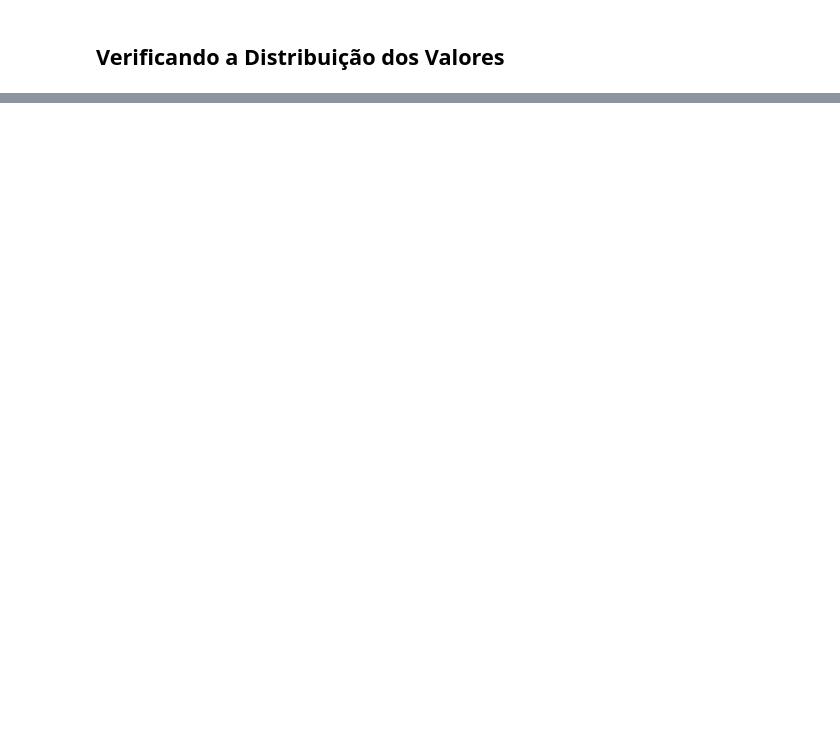
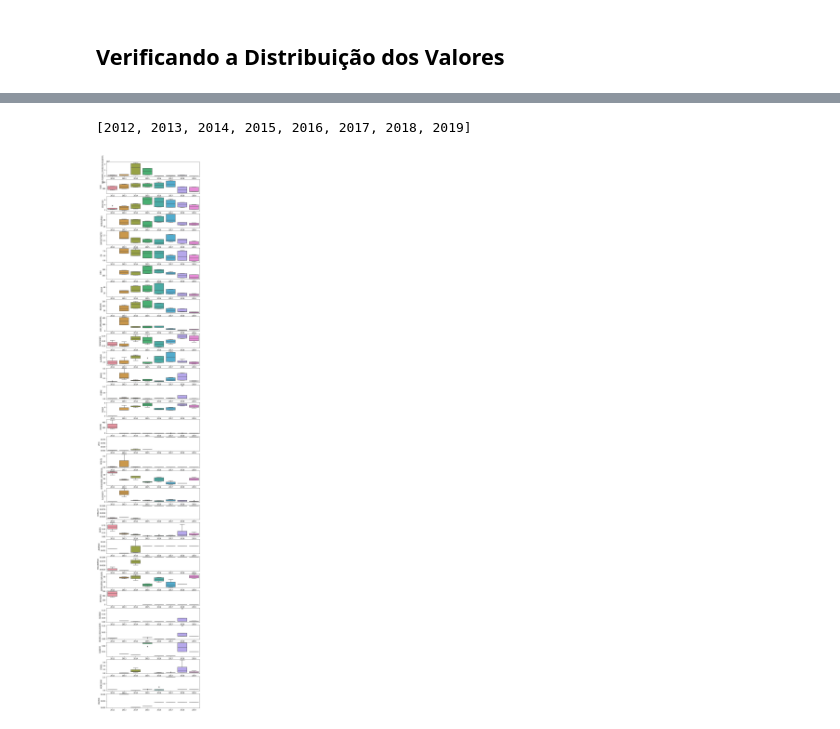
Before and after one commit to vcwild/wtp-datasets, a Jupyter notebook: EDA.ipynb, the cells around one changed output, grey strips where cells are left out. Cells and saved outputs as stored; diff of their text form; code cells hidden in the pictures; blank space fills up the shorter version.

```diff
--- a/EDA.ipynb
+++ b/EDA.ipynb
@@ -202,0 +188,30 @@ df.to_csv(f"./Normalized/{name}.csv", encoding='utf8', index=False)
+# %%
+from math import inf
+# Clipar cada coluna baseado no IQR por ano
+
+# df_clipped = pd.DataFrame(columns=df_ordered.columns, index=df_ordered.index)
+df_clipped = df_ordered.copy()
+
+lower_boundary = df_ordered.groupby("YEAR").quantile(0.25)
+lower_boundary.fillna(-inf, inplace=True)
+upper_boundary = df_ordered.groupby("YEAR").quantile(0.75)
+upper_boundary.fillna(inf, inplace=True)
+
+
+years = df_ordered.index.year.unique().tolist()
+cols = df_ordered.columns[:-1]
+
+for col in cols:
+    series = []
+    for year in years:
+        partial = df_ordered[df_ordered.index.year == year][col].clip(
+            lower=lower_boundary[lower_boundary.index == year][col].values[0],
+            upper=upper_boundary[upper_boundary.index == year][col].values[0]
+        )
+
+        series.append(partial)
+
+    flattened = [val for sublist in series for val in sublist]
+    df_clipped[col] = flattened
+
+df_clipped.head()
@@ -202,0 +226,18 @@ df.to_csv(f"./Normalized/{name}.csv", encoding='utf8', index=False)
+# %%
+df_ordered.index.year.unique().tolist()
+# %% [output]
+[2012, 2013, 2014, 2015, 2016, 2017, 2018, 2019]
+# %%
+fig, axs = plt.subplots(len(cols), 1)
+fig.set_figheight(60)
+
+for key, col in enumerate(cols):
+    g = sns.boxplot(
+        data=df_clipped,
+        x="YEAR",
+        y=col,
+        ax=axs[key]
+    )
+    g.set_xlabel("");
+# %% [output]
+[figure, added]
```
Also changed, not shown: parts of 25 cells of this notebook.
